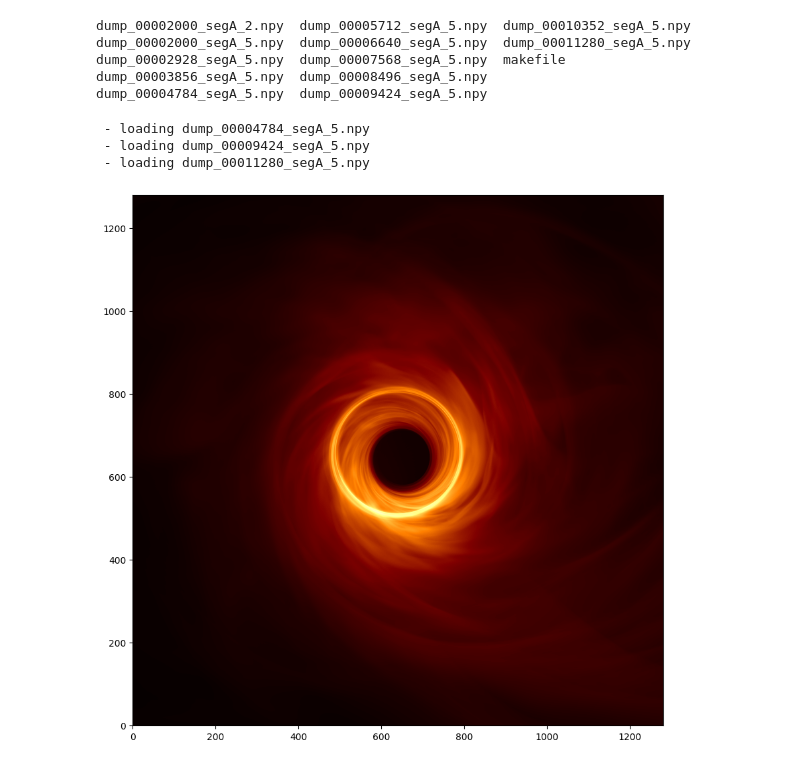
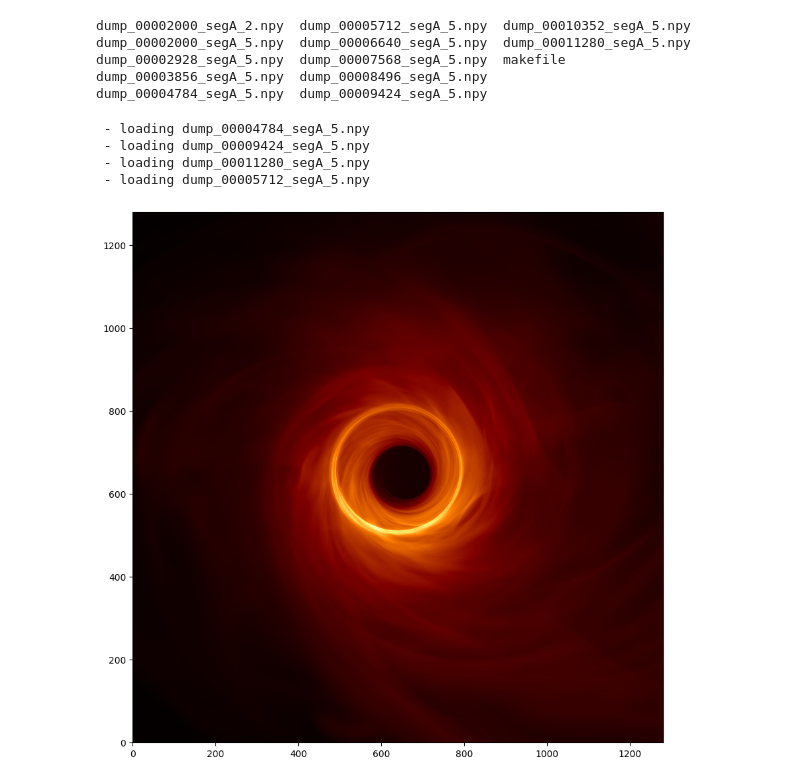
Before and after one commit to gnwong/animations, a Jupyter notebook: eht-hires-ring/higher_resolution_segmented/plot/explore.ipynb, the cells around one changed output. Drawn from its saved outputs; the diff is of its cells as text; code cells hidden in the pictures.

```diff
--- a/eht-hires-ring/higher_resolution_segmented/plot/explore.ipynb
+++ b/eht-hires-ring/higher_resolution_segmented/plot/explore.ipynb
@@ -21,10 +21,10 @@ wsize = None
 hsize = None
 
 pfnames = [fnames[0], fnames[4], fnames[9]]
-pfnames = [fnames[3], fnames[8], fnames[10]]
+pfnames = [fnames[3], fnames[8], fnames[10], fnames[4]]
 #pfnames = [fnames[3], fnames[10]]
 
-weights = [1., 1., 1.]
+weights = [1., 1., 1., 1.]
 # 0 ?
 # 3
 # 4
@@ -44,17 +44,20 @@ for ifn, fname in enumerate(pfnames):
  - loading dump_00004784_segA_5.npy
  - loading dump_00009424_segA_5.npy
  - loading dump_00011280_segA_5.npy
+ - loading dump_00005712_segA_5.npy
 # %%
 fig = plt.figure(figsize=(8, 8), facecolor='w')
 
 ax1 = plt.subplot(1, 1, 1)
 
-pdata = np.power(imdata, 0.5) * 4.
-pdata += np.power(imdata, 0.32) * 10.
+pdata = np.power(imdata, 0.8) * 5.
+pdata += np.power(imdata, 0.32) * 12.
 pdata += np.power(imdata, 3) * 20
-vmax = np.max(pdata) * np.sqrt(1.2)
+vmax = np.max(pdata) / np.sqrt(1.1)
 
-ax1.imshow(pdata[:, ::-1], origin='lower', cmap='afmhot', vmin=0, vmax=vmax)
+ax1.imshow(pdata[:, ::-1], origin='lower', cmap='afmhot_u', vmin=0, vmax=vmax)
 ax1.set_position([0, 0, 1, 1])
+
+plt.savefig('test.png')
 # %% [output]
-[figure, old version]
+[figure, new version]
```
Also changed, not shown: parts of 1 cell of this notebook.
